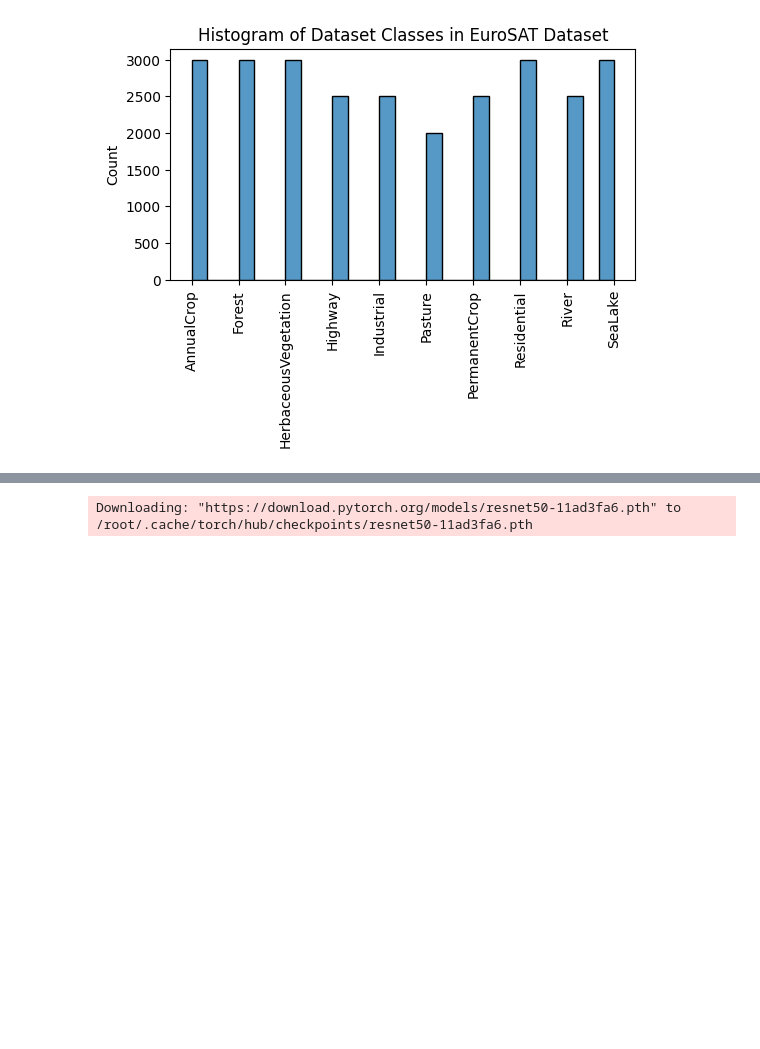
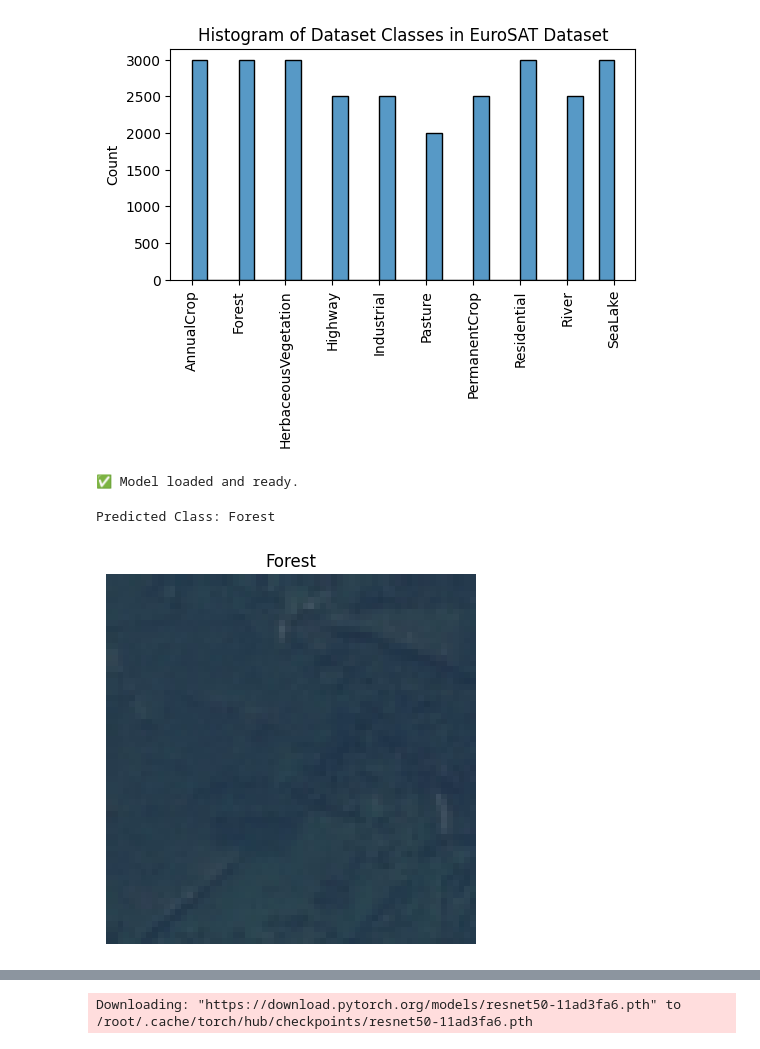
Before and after one commit to heisenbergsandip/landusecase_classification, a Jupyter notebook: land_use_land_cover_part1.ipynb, the cells around one changed output, grey strips where cells are left out. Cells and saved outputs as stored; diff of their text form; code cells hidden in the pictures; blank space fills up the shorter version.

```diff
--- a/land_use_land_cover_part1.ipynb
+++ b/land_use_land_cover_part1.ipynb
@@ -332,0 +334,46 @@ plt.show()
+# %%
+import timm
+import torch
+
+# Re-create the model architecture
+model = timm.create_model(
+    'coatnet_2_rw_224',  # same as you trained with
+    pretrained=False,
+    num_classes=len(dataset.classes)  # set to 10 for EuroSAT
+)
+# %%
+# Load saved weights
+model_path = '/content/drive/MyDrive/Colab Notebooks/models/coat_model.pth'
+model.load_state_dict(torch.load(model_path, map_location='cuda' if torch.cuda.is_available() else 'cpu'))
+model = model.to(device)
+model.eval()
+
+print("✅ Model loaded and ready.")
+# %% [output]
+✅ Model loaded and ready.
+# %%
+from PIL import Image
+import matplotlib.pyplot as plt
+
+image_path = '/content/EuroSAT/2750/Forest/Forest_1.jpg'  # or your own image
+image = Image.open(image_path)
+
+# Apply same test transform
+input_tensor = test_transform(image).unsqueeze(0).to(device)
+
+# Predict
+with torch.no_grad():
+    output = model(input_tensor)
+    _, predicted = torch.max(output, 1)
+
+predicted_class = class_names[predicted.item()]
+print(f"Predicted Class: {predicted_class}")
+
+# Optional: Show the image
+plt.imshow(image)
+plt.title(predicted_class)
+plt.axis('off')
+plt.show()
+# %% [output]
+Predicted Class: Forest
+[figure, added]
```
Also changed, not shown: parts of 11 cells of this notebook.
